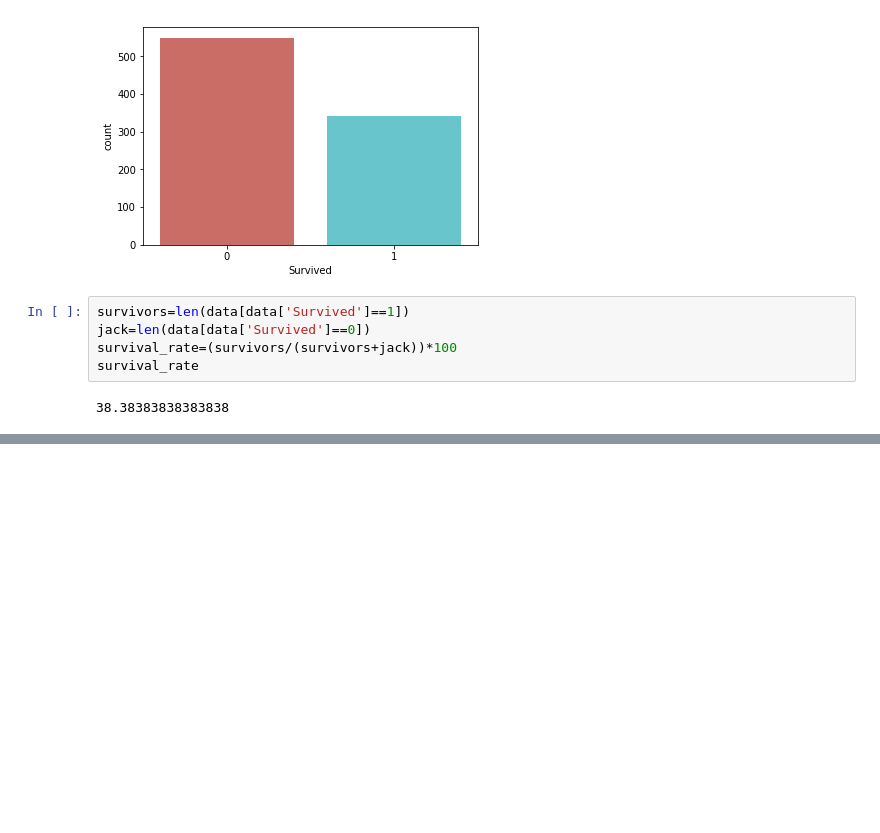
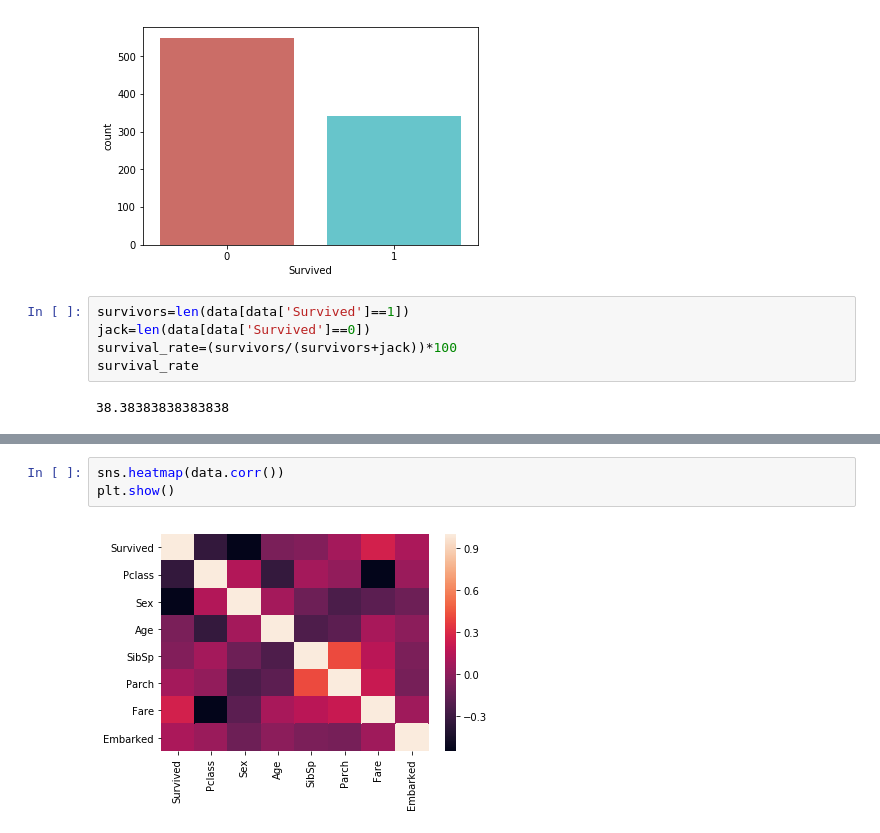
Before and after one commit to NehaTirumalasetti/PyPro, a Jupyter notebook: LogisticRegression.ipynb, the cells around one changed output, grey strips where cells are left out. Cells and saved outputs as stored; diff of their text form; blank space fills up the shorter version.

```diff
--- a/LogisticRegression.ipynb
+++ b/LogisticRegression.ipynb
@@ -90,0 +81,5 @@ ValueError: Input contains NaN, infinity or a value too large for dtype('float64
+# %%
+sns.heatmap(data.corr())
+plt.show()
+# %% [output]
+[figure, added]
```
Also changed, not shown: parts of 5 cells of this notebook.
